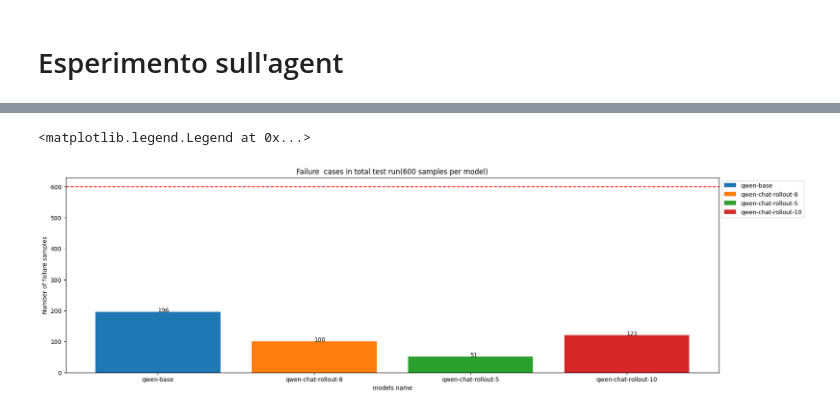
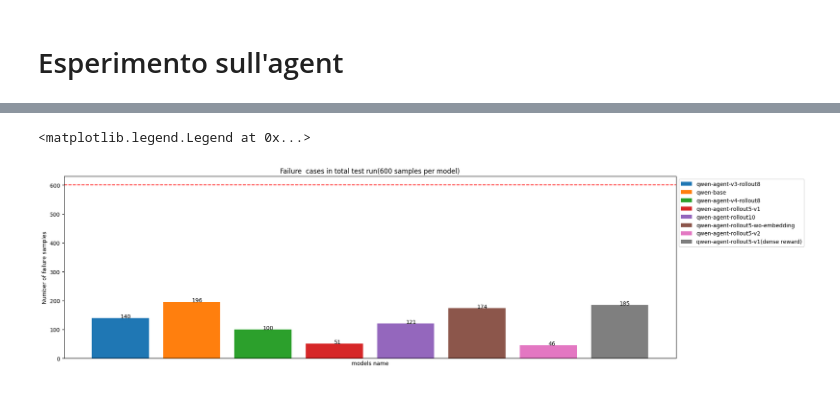
Before and after one commit to Rdm-Nico/SitiBTAgent, a Jupyter notebook: visualization/test_lora_agent.ipynb, the cells around one changed output, grey strips where cells are left out. Cells and saved outputs as stored; diff of their text form; code cells hidden in the pictures.

Commit message:
adding data and visualization

```diff
--- a/visualization/test_lora_agent.ipynb
+++ b/visualization/test_lora_agent.ipynb
@@ -9,4 +8,5 @@ import ast
 # %%
-RESULT_TOT="../data/training_dataset/results/results_combined.csv"
+RESULT_TOT="../data/training_dataset/results/results_combined_new_model_name.csv"
 colors = cm.tab10.colors
 df = pd.read_csv(RESULT_TOT)
+df['model'].unique()
@@ -12,0 +27,2 @@ df = pd.read_csv(RESULT_TOT)
+# %%
+df.replace('qwen-chat-agent-4','qwen-chat-agent-5-v1', inplace=True)
@@ -13,4 +43,7 @@ df = pd.read_csv(RESULT_TOT)
 # %%
-target ='base|embedding|rollout-5'
+target ='base|chat-agent'
 models = list(df[df['model'].str.contains(target)]['model'].unique())
-labels = ['qwen-base','qwen-chat-rollout-5', 'qwen-chat-rollout-5-wo-embedding-reward']
+labels = ['qwen-agent-v3-rollout8','qwen-base','qwen-agent-v4-rollout8','qwen-agent-rollout5-v1','qwen-agent-rollout10','qwen-agent-rollout5-wo-embedding',
+            'qwen-agent-rollout5-v1(dense reward)'
+            ]
+models
@@ -91,23 +137,24 @@ for model,label in zip(models,labels):
 # %%
 def add_labels(labels, vals):
     for i in range(len(labels)):
         plt.text(i,vals[i], vals[i])
 
 dict_results = {}
 for model in models:
     dict_results[model] = df.loc[df['model'] == model]['failure_reason'].notna().sum()
 
 data = dict_results.values()
 #labels = dict_results.keys()
 
 plt.figure(figsize=(20,6))
 plt.bar(labels, data, color=colors, label=labels)
 add_labels(labels,list(data))
 plt.axhline(y=len(df.loc[df['model'] == models[0]]), color='red', linestyle='--', linewidth=1.5)
 plt.title("Failure  cases in total test run(600 samples per model)")
 plt.xlabel("models name")
 plt.ylabel("Number of failure samples")
+plt.xticks([])
 plt.legend(loc="upper left", bbox_to_anchor=(1, 1))
 # %% [output]
 <matplotlib.legend.Legend at 0x...>
-[figure, old version]
+[figure, new version]
```
Also changed, not shown: parts of 6 cells of this notebook, 5 other files.
